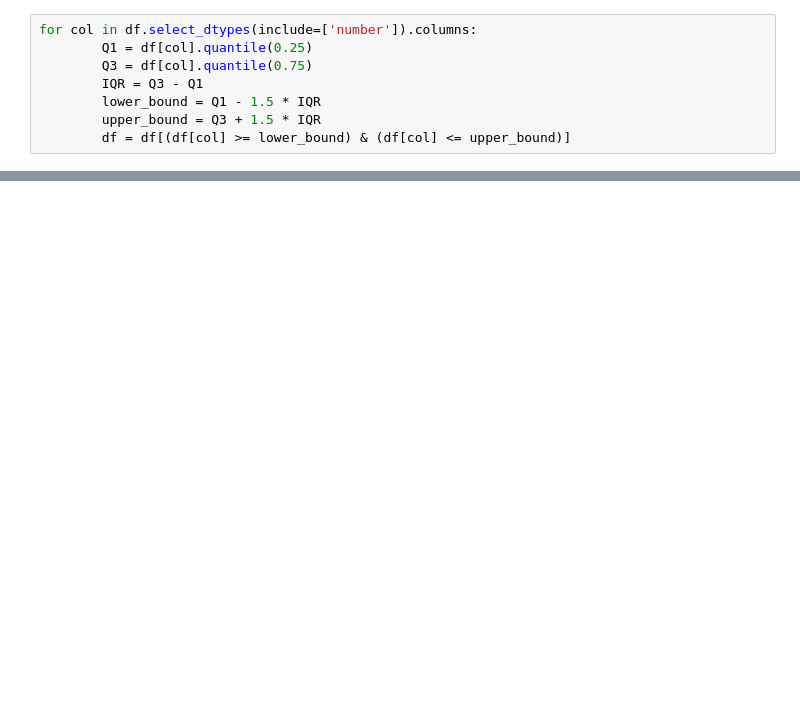
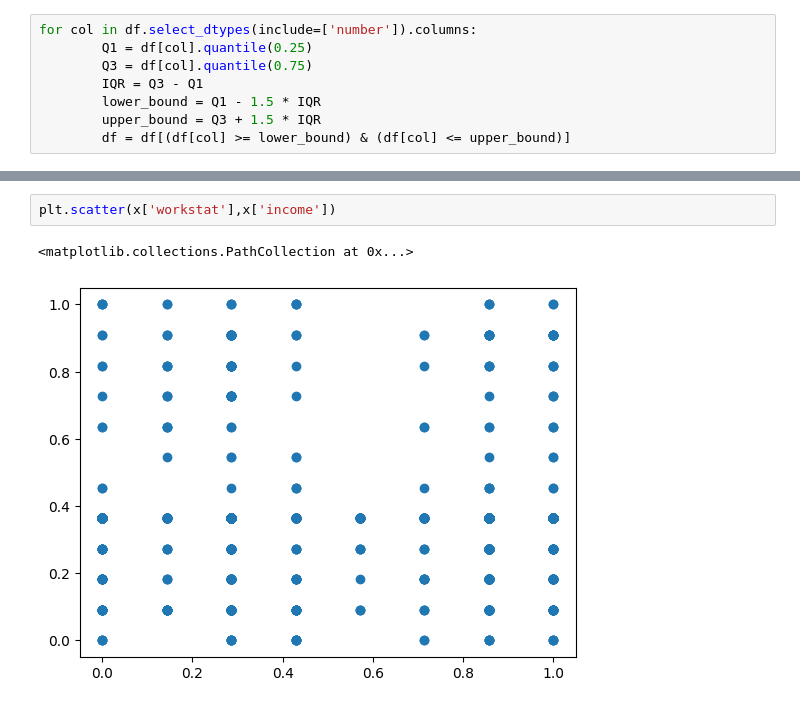
Before and after one commit to Vishal-257/EDA_DA, a Jupyter notebook: eda_da.ipynb, the cells around one changed output, grey strips where cells are left out. Saved outputs shown, nothing was run; the diff lists cells and outputs as text; blank space fills up the shorter version.

```diff
--- a/eda_da.ipynb
+++ b/eda_da.ipynb
@@ -209,0 +296,5 @@ kmean = KMeans(n_clusters = 4)
+# %%
+plt.scatter(x['workstat'],x['income'])
+# %% [output]
+<matplotlib.collections.PathCollection at 0x...>
+[figure, added]
```
Also changed, not shown: parts of 26 cells of this notebook.
